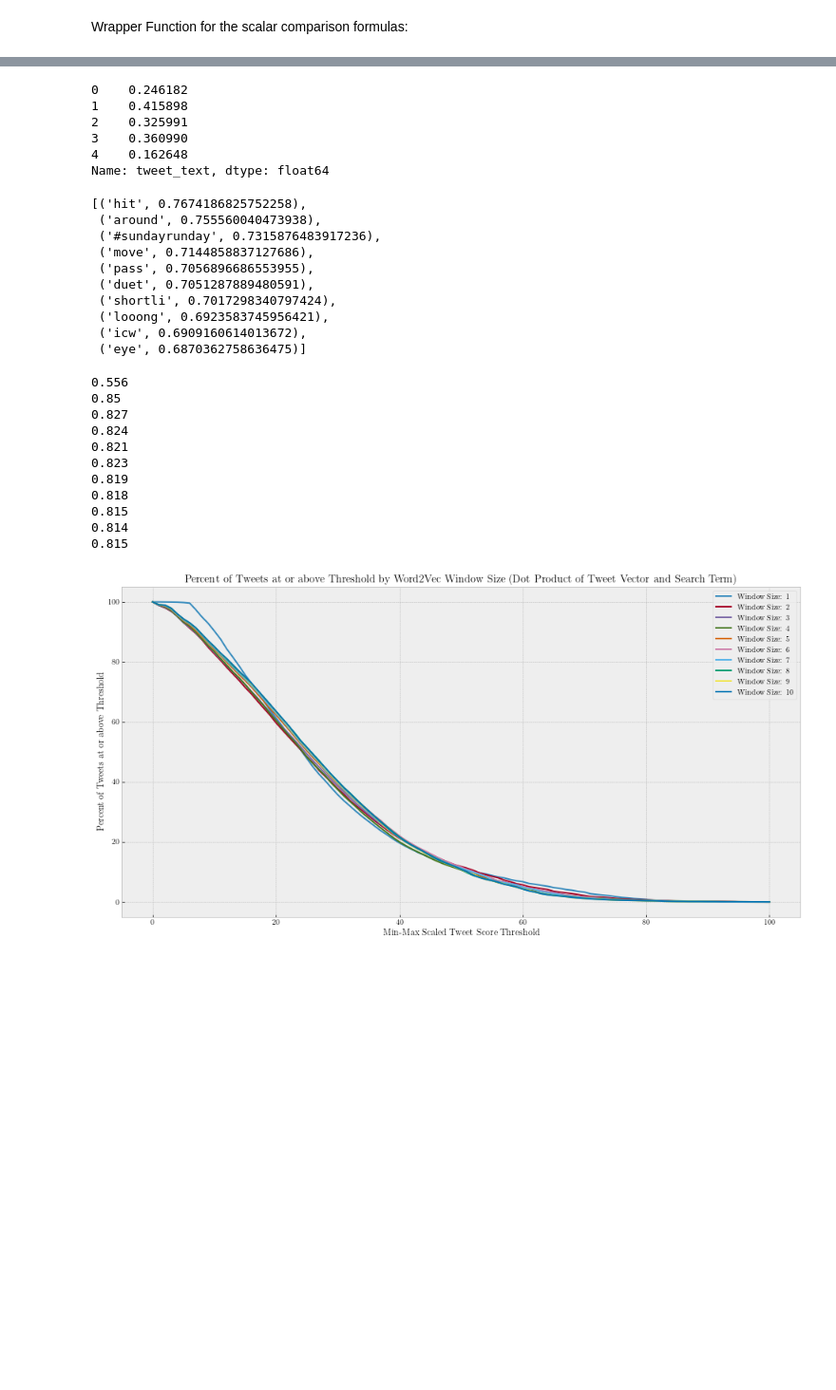
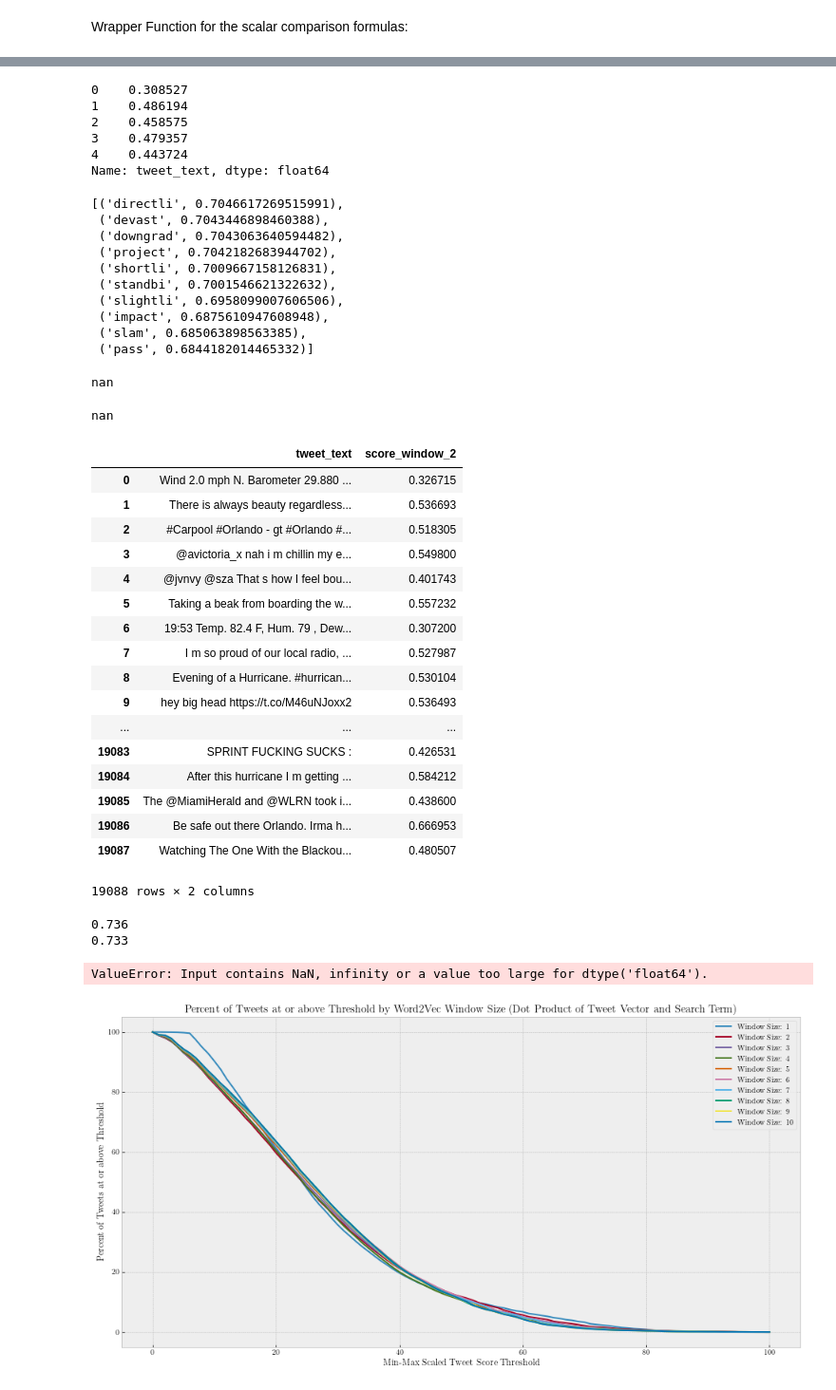
Before and after one commit to brownworth/TwitterDisaster, a Jupyter notebook: ThesisCode.ipynb, the cells around one changed output, grey strips where cells are left out. Shown at 95% size. Drawn from its saved outputs; the diff is of its cells as text; code cells hidden in the pictures; blank space fills up the shorter version.

Commit message:
Min. Vocab Freq.
Compensating for the minimum word frequency issues resulting in a divide by zero error.

```diff
--- a/ThesisCode.ipynb
+++ b/ThesisCode.ipynb
@@ -301,7 +301,7 @@ tweets_tokens = tweet_text.apply(tokens_no_stopwords)
 for i in range(0,11):
     # ---------- Skip-Gram ----------
     # initialize the Word2Vec vectors with window size i, min count 1, and Skip-Gram
-    vector_model = Word2Vec(tweets_tokens, min_count=0, window=8, workers=1, size=100, seed=1, sg=1, negative=i)
+    vector_model = Word2Vec(tweets_tokens, seed=1, sg=1, min_count=i)#, window=8, workers=1, size=100, negative=i)
 
     # train the model over 10 epochs
     vector_model.train(tweets_tokens, total_examples=len(tweet_text), epochs=10)
@@ -382,7 +382,7 @@ def cosSimOfTweetMatrixTermVector(tweet,vector_set):
             score_matrix = np.add(score_matrix,vector_set.wv.get_vector(i))
 #     if the number of words remaining in the tweet after processing is equal to zero, return zero.
 #     otherwise, take the pairwise cosine of the score vector and the vector of the search term.
-    if len(tweet_as_terms) > 0:
+    if (len(tweet_as_terms) > 0 & score_matrix == np.zeros(vector_dim,)):
         score = 1 - cosine(score_matrix,vector_set.wv.get_vector(search_term))
     else:
         score = 0
@@ -479,11 +479,11 @@ def ScoreTweetFromVectors(tweet,vector_set):
 # %%
 tweet_encoded.iloc[0:5].tweet_text.apply(scalarFunctions,args=(vectors_series.iloc[1],'mcs'))
 # %% [output]
-0    0.246182
-1    0.415898
-2    0.325991
-3    0.360990
-4    0.162648
+0    0.308527
+1    0.486194
+2    0.458575
+3    0.479357
+4    0.443724
 Name: tweet_text, dtype: float64
 # %%
 for i in range(0,11):
@@ -492,7 +492,7 @@ for i in range(0,11):
     mmsw = f'MM_{sw}'
 
 #     Scoring tweets in this column:
-    tweet_encoded[sw] = tweet_encoded.tweet_text.apply(scalarFunctions,args=(vectors_series.iloc[i],'dp'))
+    tweet_encoded[sw] = tweet_encoded.tweet_text.apply(scalarFunctions,args=(vectors_series.iloc[i],'cstvs'))
 
 #     column of scores for this iteration
     tweet_scores = tweet_encoded[sw]
@@ -502,31 +502,53 @@ for i in range(0,11):
 # %%
 vectors_series.iloc[1].wv.similar_by_word("irma", topn=10, restrict_vocab=None)
 # %% [output]
-[('hit', 0.7674186825752258),
- ('around', 0.755560040473938),
- ('#sundayrunday', 0.7315876483917236),
- ('move', 0.7144858837127686),
- ('pass', 0.7056896686553955),
- ('duet', 0.7051287889480591),
- ('shortli', 0.7017298340797424),
- ('looong', 0.6923583745956421),
- ('icw', 0.6909160614013672),
- ('eye', 0.6870362758636475)]
+[('directli', 0.7046617269515991),
+ ('devast', 0.7043446898460388),
+ ('downgrad', 0.7043063640594482),
+ ('project', 0.7042182683944702),
+ ('shortli', 0.7009667158126831),
+ ('standbi', 0.7001546621322632),
+ ('slightli', 0.6958099007606506),
+ ('impact', 0.6875610947608948),
+ ('slam', 0.685063898563385),
+ ('pass', 0.6844182014465332)]
+# %%
+score_matrix = np.zeros(100,)
+cosine(score_matrix,vectors_series.iloc[2].wv.get_vector('irma') )
+# %% [output]
+nan
+# %%
+scalarFunctions('THE FFUCK IS THIS https://t.co/LVhxRyLxvc',vectors_series.iloc[2],'cstvs')
+# %% [output]
+nan
+# %%
+tweet_encoded[['tweet_text','score_window_2']]
+# %% [output]
+|  | tweet_text | score_window_2 |
+| 0 | Wind 2.0 mph N. Barometer 29.880 ... | 0.326715 |
+| 1 | There is always beauty regardless... | 0.536693 |
+| 2 | #Carpool #Orlando - gt #Orlando #... | 0.518305 |
+| 3 | @avictoria_x nah i m chillin my e... | 0.549800 |
+| 4 | @jvnvy @sza That s how I feel bou... | 0.401743 |
+| 5 | Taking a beak from boarding the w... | 0.557232 |
+| 6 | 19:53 Temp. 82.4 F, Hum. 79 , Dew... | 0.307200 |
+| 7 | I m so proud of our local radio, ... | 0.527987 |
+| 8 | Evening of a Hurricane. #hurrican... | 0.530104 |
+| 9 | hey big head https://t.co/M46uNJoxx2 | 0.536493 |
+| ... | ... | ... |
+| 19083 | SPRINT FUCKING SUCKS : | 0.426531 |
+| 19084 | After this hurricane I m getting ... | 0.584212 |
+| 19085 | The @MiamiHerald and @WLRN took i... | 0.438600 |
+| 19086 | Be safe out there Orlando. Irma h... | 0.666953 |
+| 19087 | Watching The One With the Blackou... | 0.480507 |
+19088 rows × 2 columns
 # %%
 for i in range(0,11):
     print(round(roc_auc_score(tweet_encoded['irma_rel'],tweet_encoded[f'MM_score_window_{i}']),3))
 # %% [output]
-0.556
-0.85
-0.827
-0.824
-0.821
-0.823
-0.819
-0.818
-0.815
-0.814
-0.815
+0.736
+0.733
+ValueError: Input contains NaN, infinity or a value too large for dtype('float64').
 # %%
 fig_0 = plt.figure(figsize=(16,8),facecolor='w')
 
```
Also changed, not shown: parts of 2 cells of this notebook.
